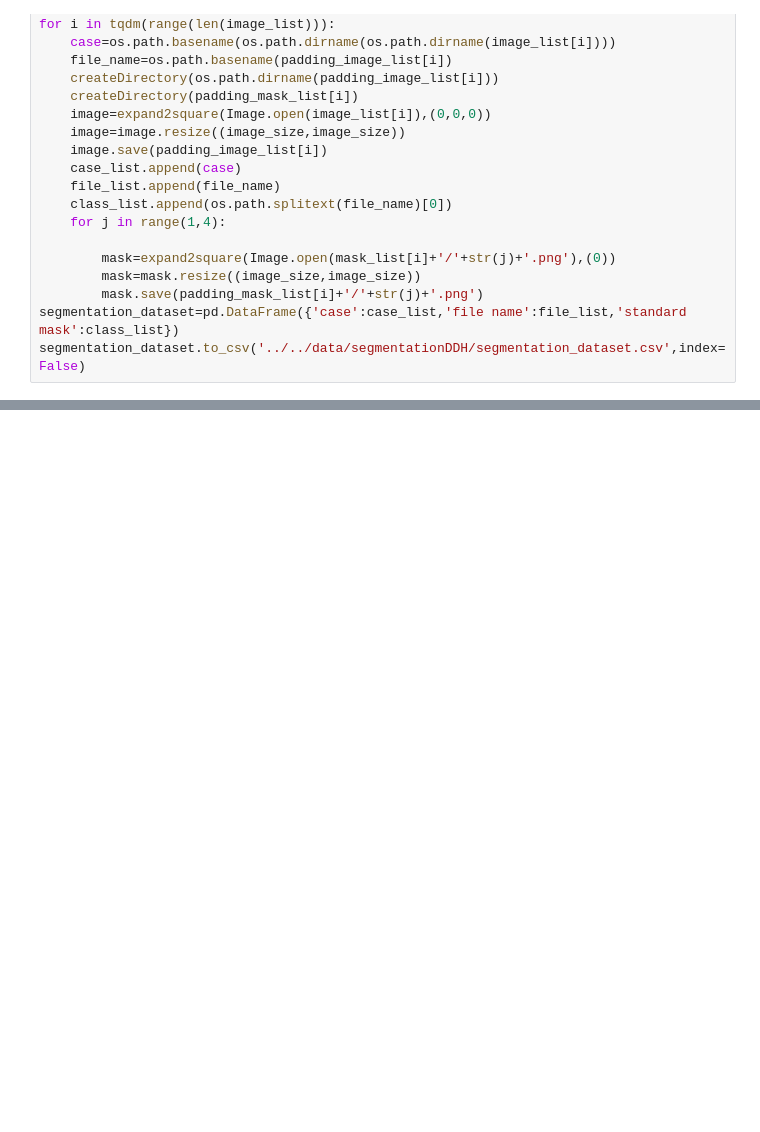
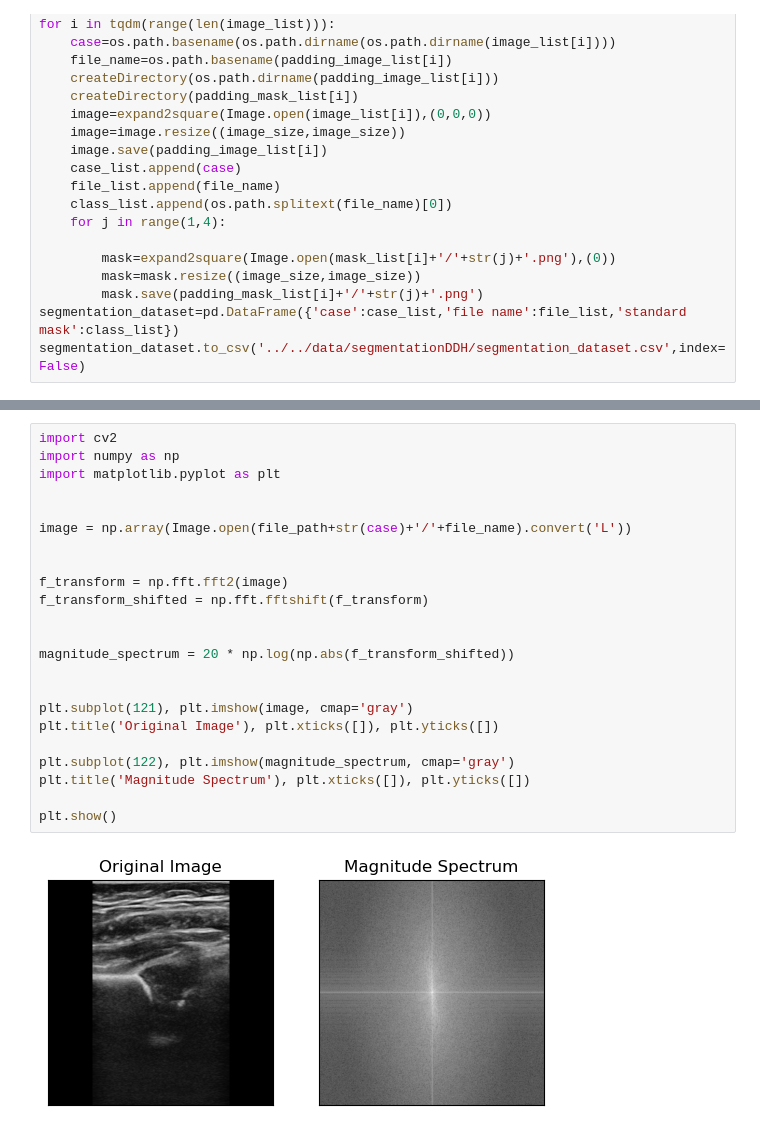
Before and after one commit to Leeyoungsup/HealcerionUltrasound, a Jupyter notebook: dataset.ipynb, the cells around one changed output, grey strips where cells are left out. Saved outputs shown, nothing was run; the diff lists cells and outputs as text; blank space fills up the shorter version.

```diff
--- a/dataset.ipynb
+++ b/dataset.ipynb
@@ -219,0 +329,25 @@ test_class_list=[]
+# %%
+import cv2
+import numpy as np
+import matplotlib.pyplot as plt
+
+
+image = np.array(Image.open(file_path+str(case)+'/'+file_name).convert('L'))
+
+
+f_transform = np.fft.fft2(image)
+f_transform_shifted = np.fft.fftshift(f_transform)
+
+
+magnitude_spectrum = 20 * np.log(np.abs(f_transform_shifted))
+
+
+plt.subplot(121), plt.imshow(image, cmap='gray')
+plt.title('Original Image'), plt.xticks([]), plt.yticks([])
+
+plt.subplot(122), plt.imshow(magnitude_spectrum, cmap='gray')
+plt.title('Magnitude Spectrum'), plt.xticks([]), plt.yticks([])
+
+plt.show()
+# %% [output]
+[figure, added]
```
Also changed, not shown: parts of 4 cells of this notebook, 13 other files.
